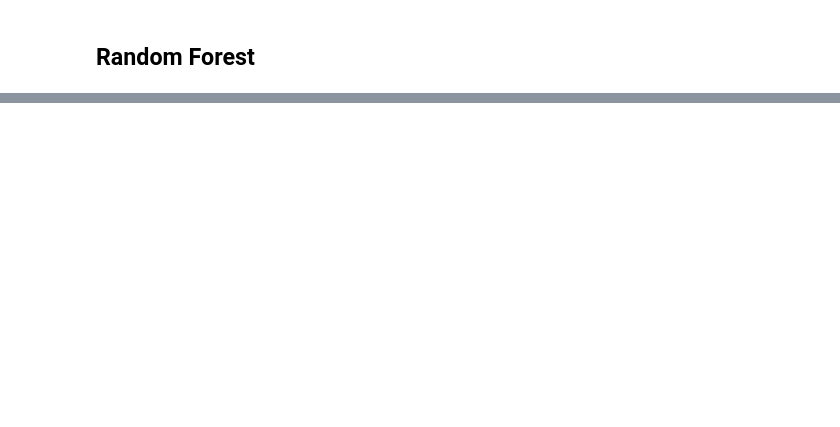
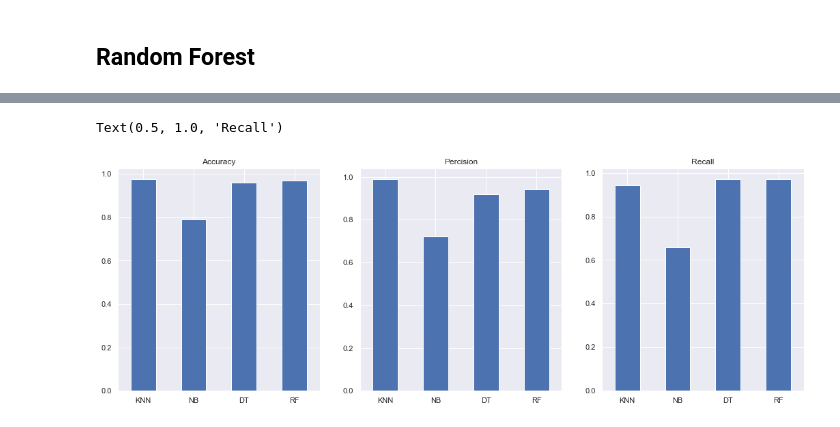
Before and after one commit to Ahmed-Alsardi/CS364_ml_project, a Jupyter notebook: main.ipynb, the cells around one changed output, grey strips where cells are left out. Drawn from its saved outputs; the diff is of its cells as text; code cells hidden in the pictures; blank space fills up the shorter version.

```diff
--- a/main.ipynb
+++ b/main.ipynb
@@ -307,2 +282,5 @@ print(ccp_accuracy, ccp_precision, ccp_recall)
+# %%
+# adding the model result to compare with other model
+models_metrics["DT"] = [ccp_accuracy, ccp_precision, ccp_recall]
 # %% [markdown]
 ## Random Forest
@@ -316 +287,12 @@ rf_gs = GridSearchCV(RandomForestClassifier(), param_grid=param_dict, cv=5, scor
+# %%
+# dictionary that hold the hyperparameter that we want to test
+# n_estimators: the number of tree
+# criterion: the method to compute the information gain
+# max_feature: the number of feature in every tree
+param_dict = {
+    "n_estimators":[50,100,200,400,800],
+    "criterion": ["gini", "entropy"],
+    "max_features": ["sqrt", "log2", 2, 5]
+}
+rf_gs = GridSearchCV(RandomForestClassifier(), param_grid=param_dict, cv=5, scoring="accuracy")
 # %%
@@ -334 +315,4 @@ print(rf_accuracy, rf_precision, rf_recall)
+# %%
+# Adding model result
+models_metrics["RF"] = [rf_accuracy, rf_precision, rf_recall]
 # %% [markdown]
@@ -339,0 +345,5 @@ print(rf_accuracy, rf_precision, rf_recall)
+# %%
+metrics_df = pd.DataFrame(models_metrics.values(),
+                          columns=["Accuracy", "Percision", "Recall"],
+                          index=models_metrics.keys())
+metrics_df
@@ -339,0 +356,12 @@ print(rf_accuracy, rf_precision, rf_recall)
+# %%
+fig, axes = plt.subplots(1, 3, figsize=(18, 6))
+metrics_df["Accuracy"].plot(kind="bar", ax=axes[0], rot=0)
+axes[0].set_title("Accuracy")
+# axes[0].set_xticks(["Default Tree", "CCP Tree", "CCP Tree Cross Val"])
+metrics_df["Percision"].plot(kind="bar", ax=axes[1], rot=0)
+axes[1].set_title("Percision")
+metrics_df["Recall"].plot(kind="bar", ax=axes[2], rot=0)
+axes[2].set_title("Recall")
+# %% [output]
+Text(0.5, 1.0, 'Recall')
+[figure, added]
```
Also changed, not shown: parts of 73 cells of this notebook.
